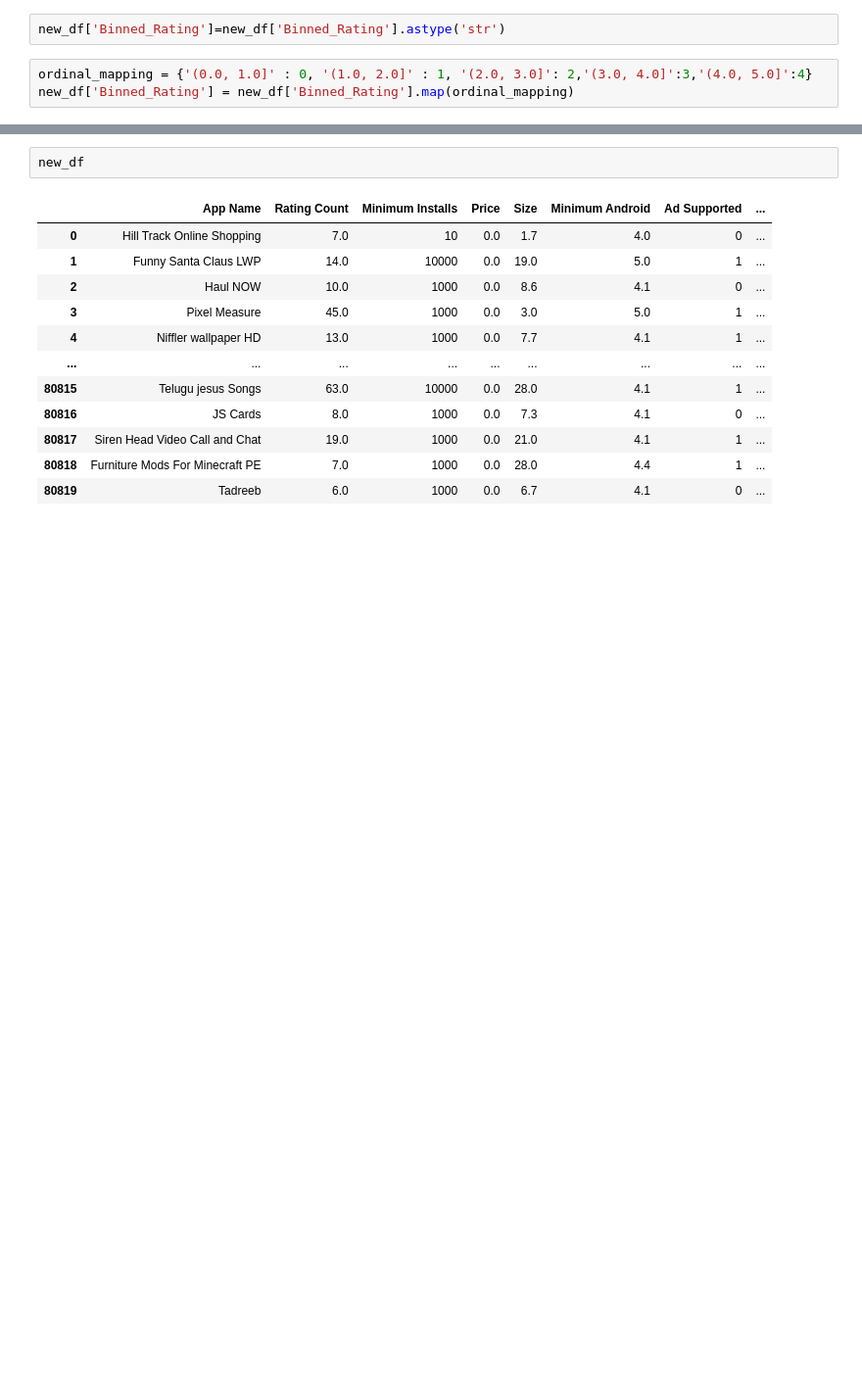
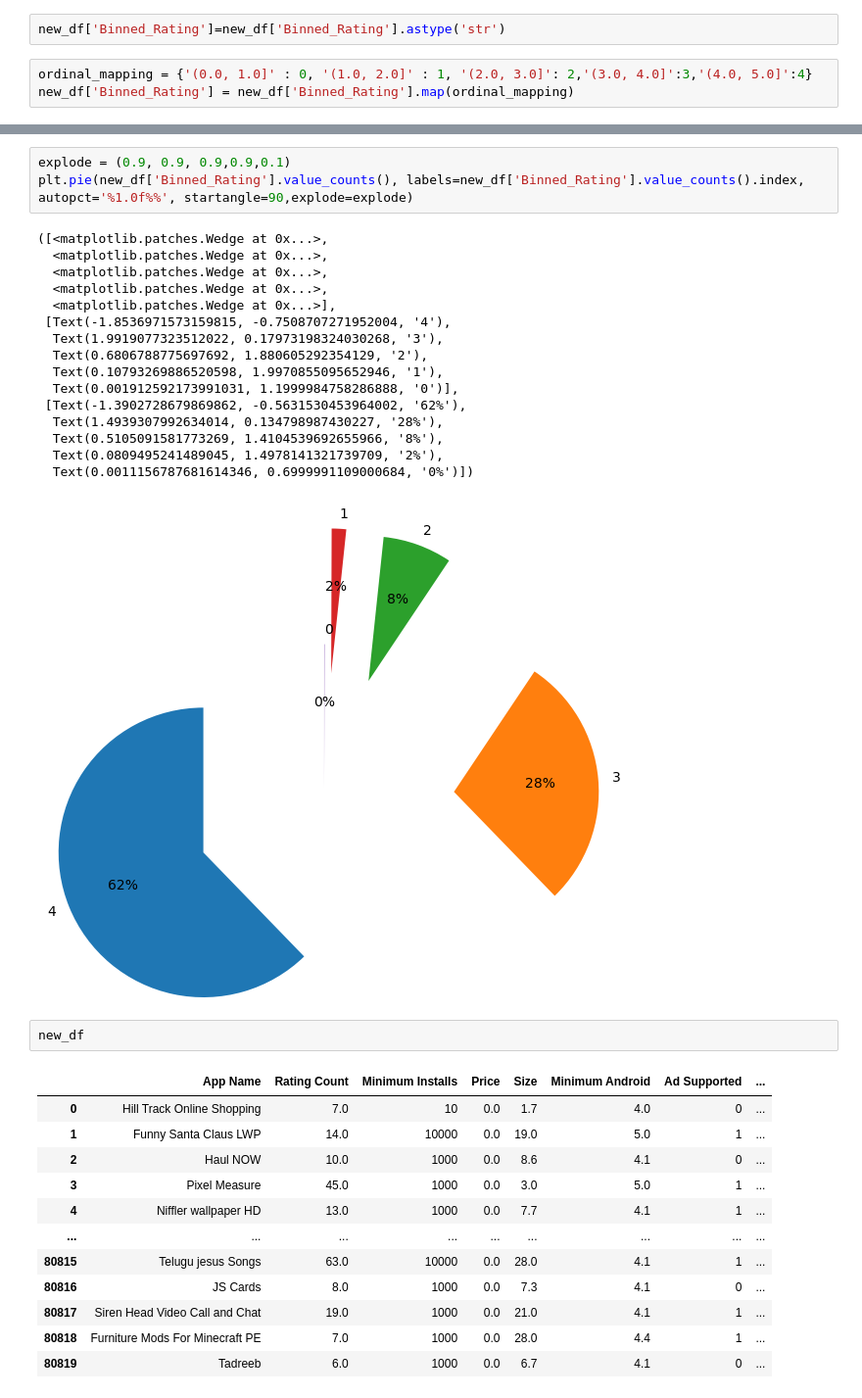
Before and after one commit to HassanHaider1212/GoogleAppsRatingPredictor, a Jupyter notebook: Model_Training/model_training.ipynb, the cells around one changed output, grey strips where cells are left out. Shown at 98% size. Cells and saved outputs as stored; diff of their text form; blank space fills up the shorter version.

```diff
--- a/Model_Training/model_training.ipynb
+++ b/Model_Training/model_training.ipynb
@@ -53,3 +63,23 @@ new_df['Binned_Rating'] = new_df['Binned_Rating'].map(ordinal_mapping)
+# %%
+explode = (0.9, 0.9, 0.9,0.9,0.1)
+plt.pie(new_df['Binned_Rating'].value_counts(), labels=new_df['Binned_Rating'].value_counts().index, autopct='%1.0f%%', startangle=90,explode=explode)
+# %% [output]
+([<matplotlib.patches.Wedge at 0x...>,
+  <matplotlib.patches.Wedge at 0x...>,
+  <matplotlib.patches.Wedge at 0x...>,
+  <matplotlib.patches.Wedge at 0x...>,
+  <matplotlib.patches.Wedge at 0x...>],
+ [Text(-1.8536971573159815, -0.7508707271952004, '4'),
+  Text(1.9919077323512022, 0.17973198324030268, '3'),
+  Text(0.6806788775697692, 1.880605292354129, '2'),
+  Text(0.10793269886520598, 1.9970855095652946, '1'),
+  Text(0.001912592173991031, 1.1999984758286888, '0')],
+ [Text(-1.3902728679869862, -0.5631530453964002, '62%'),
+  Text(1.4939307992634014, 0.134798987430227, '28%'),
+  Text(0.5105091581773269, 1.4104539692655966, '8%'),
+  Text(0.0809495241489045, 1.4978141321739709, '2%'),
+  Text(0.0011156787681614346, 0.6999991109000684, '0%')])
+[figure, added]
 # %%
 new_df
 # %% [output]
```
Also changed, not shown: parts of 10 cells of this notebook.
